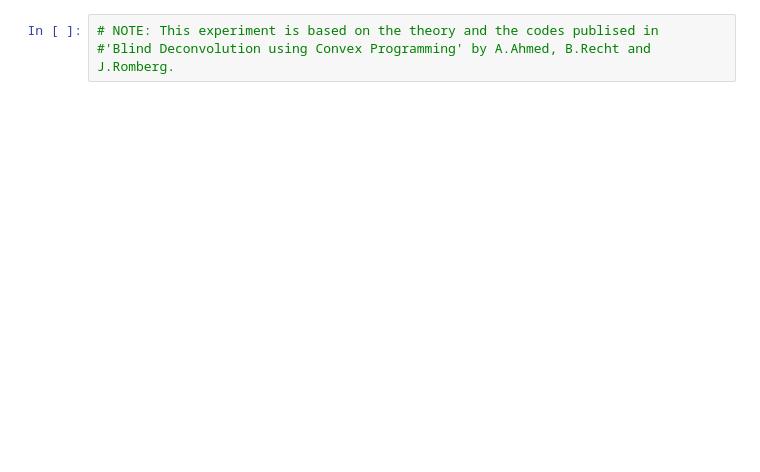
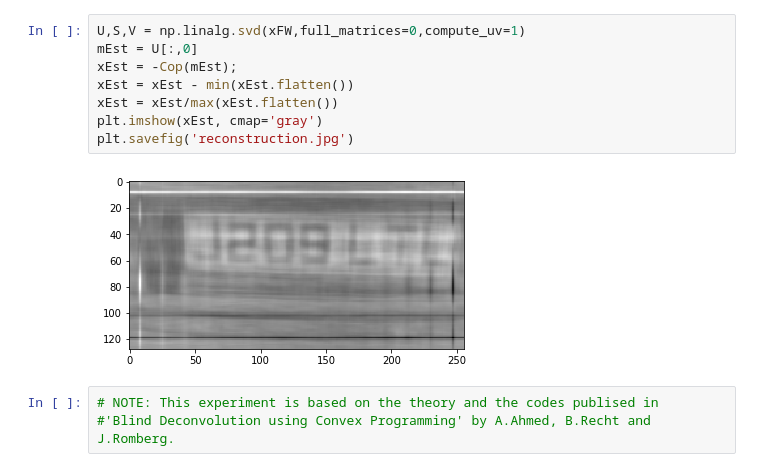
Before and after one commit to Barbany/MOD-epfl, a Jupyter notebook: 4-frank_wolfe/part2/Test_deblur.ipynb, the cells around one changed output. Drawn from its saved outputs; the diff is of its cells as text; blank space fills up the shorter version.

```diff
--- a/4-frank_wolfe/part2/Test_deblur.ipynb
+++ b/4-frank_wolfe/part2/Test_deblur.ipynb
@@ -142,3 +199,13 @@ xFW = FrankWolfe(Aoper, AToper, b, kernelsize, imsize, kappa, MaxIters, plotF)
+# %%
+U,S,V = np.linalg.svd(xFW,full_matrices=0,compute_uv=1)
+mEst = U[:,0]
+xEst = -Cop(mEst);
+xEst = xEst - min(xEst.flatten())
+xEst = xEst/max(xEst.flatten())
+plt.imshow(xEst, cmap='gray')
+plt.savefig('reconstruction.jpg')
+# %% [output]
+[figure, added]
 # %%
 # NOTE: This experiment is based on the theory and the codes publised in
 #'Blind Deconvolution using Convex Programming' by A.Ahmed, B.Recht and J.Romberg.
```
Also changed, not shown: parts of 5 cells of this notebook, 2 other files.
